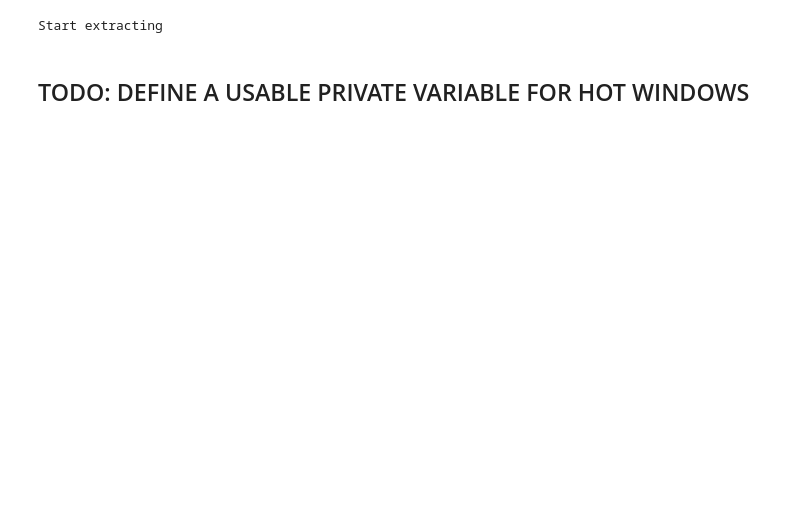
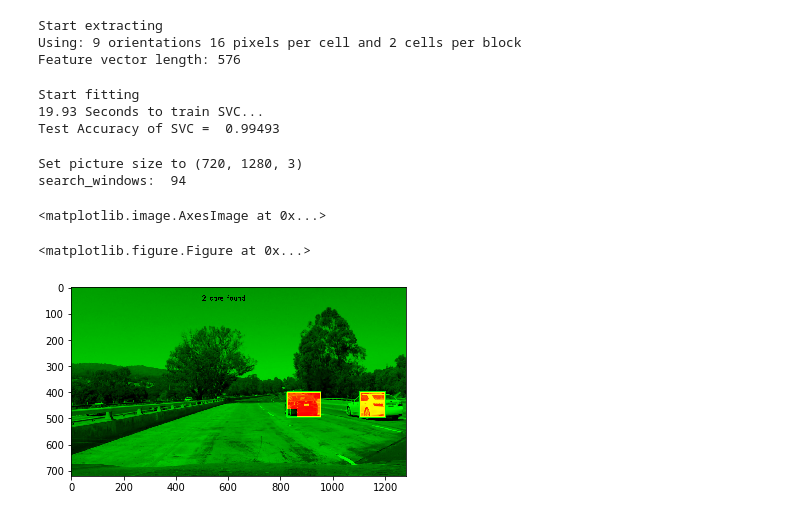
Before and after one commit to jensakut/CarND-Vehicle-Detection, a Jupyter notebook: Vehicle_Detection_project.ipynb, the cells around one changed output. Cells and saved outputs as stored; diff of their text form; code cells hidden in the pictures; blank space fills up the shorter version.

Commit message:
Picture and video pipeline works documentation complete
Signed-off-by: Jens <jenskutschera@gmail.com>

```diff
--- a/Vehicle_Detection_project.ipynb
+++ b/Vehicle_Detection_project.ipynb
@@ -93,7 +94,7 @@ from skimage.feature import hog
 # Define a function to return HOG features and visualization
 def get_hog_features(img, orient, pix_per_cell, cell_per_block,
                         vis=False, feature_vec=True):
-    # Call with two outputs if vis==True
+    # Call with tconvert_colorwo outputs if vis==True
     if vis == True:
         features, hog_image = hog(img, orientations=orient,
                                   pixels_per_cell=(pix_per_cell, pix_per_cell),
@@ -121,7 +122,7 @@ def bin_spatial(img, size=(32, 32)):
 
 # Define a function to compute color histogram features
 # NEED TO CHANGE bins_range if reading .png files with mpimg!
-def color_hist(img, nbins=32, bins_range=(0, 256)):
+def color_hist(img, nbins=32, bins_range=(0, 255)):
     # Compute the histogram of the color channels separately
     channel1_hist = np.histogram(img[:,:,0], bins=nbins, range=bins_range)
     channel2_hist = np.histogram(img[:,:,1], bins=nbins, range=bins_range)
@@ -195,15 +196,6 @@ def extract_features(imgs, color_space='RGB',color_space_HOG='RGB', spatial_size
         features.append(np.concatenate(file_features))
     # Return list of feature vectors
     return features
-
-
-def convert_color(img, conv='RGB2YCrCb'):
-    if conv == 'RGB2YCrCb':
-        return cv2.cvtColor(img, cv2.COLOR_RGB2YCrCb)
-    if conv == 'BGR2YCrCb':
-        return cv2.cvtColor(img, cv2.COLOR_BGR2YCrCb)
-    if conv == 'RGB2LUV':
-        return cv2.cvtColor(img, cv2.COLOR_RGB2LUV)
 # %%
 print('Start extracting')
 # Define a function to extract features from a single image window
@@ -259,7 +251,7 @@ def single_img_features(img, color_space='LUV', color_space_HOG='YCrCb',spatial_
                                     orient, pix_per_cell, cell_per_block,
                                     vis=False, feature_vec=True))
         else:
-            hog_features = get_hog_features(HOG_[:,:,hog_channel], orient,
+            hog_features = get_hog_features(HOG_image[:,:,hog_channel], orient,
                         pix_per_cell, cell_per_block, vis=False, feature_vec=True)
         #8) Append features to list
         img_features.append(hog_features)
@@ -272,11 +264,11 @@ def single_img_features(img, color_space='LUV', color_space_HOG='YCrCb',spatial_
 
 ### Tweaked according to Vehicle_detection_parameter_exploration.ipynb
 color_space = 'LUV' # Can be RGB, HSV, LUV, HLS, YUV, YCrCb
-spatial_size = (16, 16) # Spatial binning dimensions
-hist_bins = 32    # Number of histogram binscolor_space_HOG = 'YCrCb' # Can be RGB, HSV, LUV, HLS, YUV, YCrCb
+spatial_size = (8, 8) # Spatial binning dimensions
+hist_bins = 20    # Number of histogram binscolor_space_HOG = 'YCrCb' # Can be RGB, HSV, LUV, HLS, YUV, YCrCb
 
 color_space_HOG='YCrCb'
-hog_channel = 'ALL' # Can be 0, 1, 2, or "ALL"
+hog_channel = 0 # Can be 0, 1, 2, or "ALL"
 orient = 9  # HOG orientations
 pix_per_cell = 16 # HOG pixels per cell
 cell_per_block = 2 # HOG cells per block
@@ -284,7 +276,7 @@ cell_per_block = 2 # HOG cells per block
 spatial_feat = True # Spatial features on or off
 hist_feat = True#Histogram features on or off
 hog_feat = True # HOG features on or off
-y_start_stop = [400, 700] # Min and max in y to search in slide_window()
+#y_start_stop = [400, 700] # Min and max in y to search in slide_window()
 
 car_features = extract_features(cars, color_space=color_space, color_space_HOG=color_space_HOG,
                         spatial_size=spatial_size, hist_bins=hist_bins,
@@ -321,12 +313,14 @@ print('Using:',orient,'orientations',pix_per_cell,
 print('Feature vector length:', len(X_train[0]))
 # %% [output]
 Start extracting
+Using: 9 orientations 16 pixels per cell and 2 cells per block
+Feature vector length: 576
 # %%
 
-if True:
+if False:
     print('Start searching2')
 
-    parameters = {'kernel':('linear', 'rbf'), 'C':[1, 10]}
+    parameters = {'kernel':('linear', 'rbf'), 'C':[1, 20]}
     svr = svm.SVC()
     clf = GridSearchCV(svr, parameters)
     clf.fit(X_train, y_train)
@@ -343,9 +337,13 @@ svc.fit(X_train, y_train)
 t2 = time.time()
 print(round(t2-t, 2), 'Seconds to train SVC...')
 # Check the score of the SVC
-print('Test Accuracy of SVC = ', round(svc.score(X_test, y_test), 4))
+print('Test Accuracy of SVC = ', round(svc.score(X_test, y_test), 5))
 # Check the prediction time for a single sample
 t=time.time()
+# %% [output]
+Start fitting
+19.93 Seconds to train SVC...
+Test Accuracy of SVC =  0.99493
 # %%
 class pipeline:
     def __init__(self, vectormachine):
@@ -520,10 +547,15 @@ class pipeline:
-# %% [markdown]
-## TODO: DEFINE A USABLE PRIVATE VARIABLE FOR HOT WINDOWS
 # %%
 x=pipeline(svc)
 
 test_images=glob.glob("test_images/test*.png")
 image=mpimg.imread(test_images[0])
-spotted = x.process_frame(image)
+spotted = x.process_frame(image, False, False, True)
+plt.figure()
 plt.imshow(spotted)
+# %% [output]
+Set picture size to (720, 1280, 3)
+search_windows:  94
+<matplotlib.image.AxesImage at 0x...>
+<matplotlib.figure.Figure at 0x...>
+[figure, added]
 # %%
```
Also changed, not shown: parts of 5 cells of this notebook, 41 other files.
